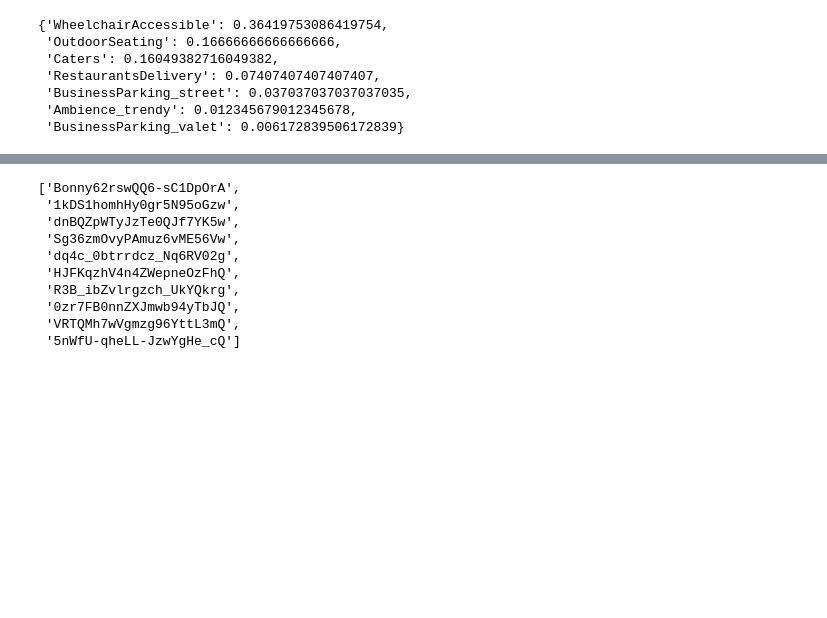
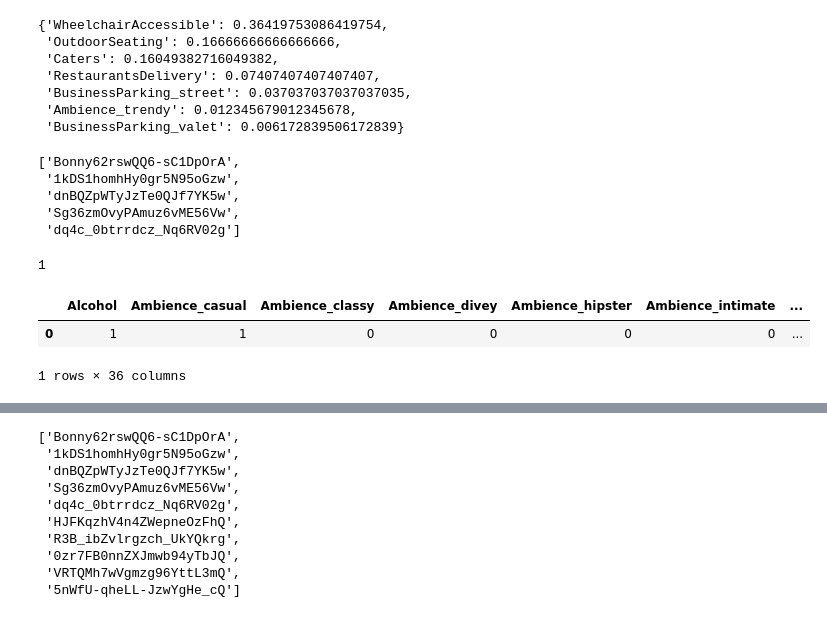
Before and after one commit to nirupampratap/fall2018cse6242, a Jupyter notebook: src/python/prashanth/attributes_final_model.ipynb, the cells around one changed output, grey strips where cells are left out. Drawn from its saved outputs; the diff is of its cells as text; code cells hidden in the pictures; blank space fills up the shorter version.

```diff
--- a/src/python/prashanth/attributes_final_model.ipynb
+++ b/src/python/prashanth/attributes_final_model.ipynb
@@ -439,5 +453,29 @@ def restaurant_case(biz_id):
 
 
     return final_attr
+# %%
+sr.similar_restaurants('_c3ixq9jYKxhLUB0czi0ug', 5)
+# %% [output]
+['Bonny62rswQQ6-sC1DpOrA',
+ '1kDS1homhHy0gr5N95oGzw',
+ 'dnBQZpWTyJzTe0QJf7YK5w',
+ 'Sg36zmOvyPAmuz6vME56Vw',
+ 'dq4c_0btrrdcz_Nq6RV02g']
+# %%
+biz_id = '_c3ixq9jYKxhLUB0czi0ug'
+
+def is_the_attribute_present(biz_id):
+    zipcode = raw_data[raw_data['business_id'] == biz_id]['postal_code'].iloc[0]
+    df = create_dataframe(zipcode)
+    restaurant = df[df['biz_id'] == biz_id]
+    return restaurant[attribute].loc[0]
+# %% [output]
+1
+# %%
+restaurant
+# %% [output]
+|  | Alcohol | Ambience_casual | Ambience_classy | Ambience_divey | Ambience_hipster | Ambience_intimate | ... |
+| 0 | 1 | 1 | 0 | 0 | 0 | 0 | ... |
+1 rows × 36 columns
 # %%
 restaurant_case('_c3ixq9jYKxhLUB0czi0ug')
```
Also changed, not shown: parts of 5 cells of this notebook, 1 other file.
